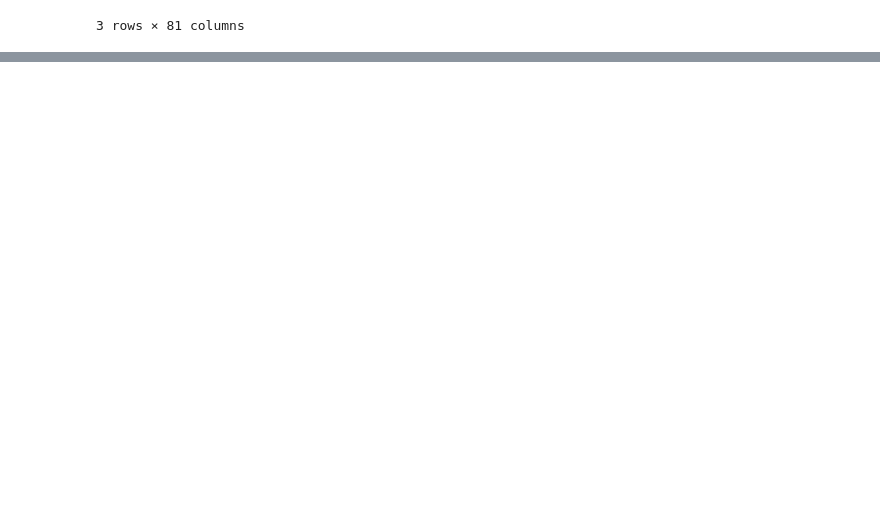
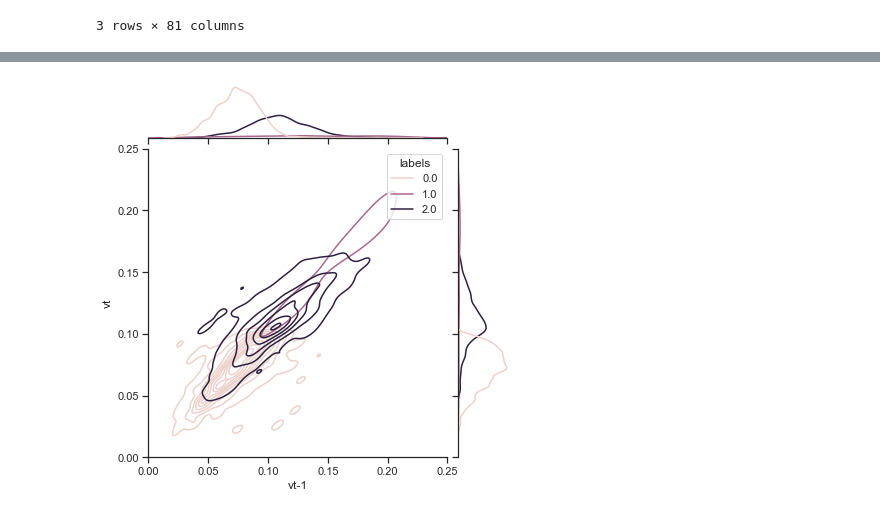
Before and after one commit to abefarkas/Thalassa_Regime_Classifier, a Jupyter notebook: notebooks/FIPM_new_data-model-flow.ipynb, the cells around one changed output, grey strips where cells are left out. Drawn from its saved outputs; the diff is of its cells as text; code cells hidden in the pictures; blank space fills up the shorter version.

```diff
--- a/notebooks/FIPM_new_data-model-flow.ipynb
+++ b/notebooks/FIPM_new_data-model-flow.ipynb
@@ -110,0 +253,5 @@ plt.plot(df['volatility'])
+# %%
+new_y = pd.concat((y,y.shift(lag)), axis=1).dropna()
+
+new_y.columns=['vt','vt-1']
+new_y
@@ -110,0 +272,12 @@ plt.plot(df['volatility'])
+# %%
+import numpy as np
+from sklearn.mixture import GaussianMixture
+
+gm = GaussianMixture(n_components=3, random_state=0).fit(new_y)
+labels = gm.predict(new_y)
+# labels=labels>0
+print('0 :'+str(np.sum(labels==0)))
+print('1 :'+str(np.sum(labels==1)))
+print('2 :'+str(np.sum(labels==2)))
+print('3 :'+str(np.sum(labels==3)))
+print(len(y))
@@ -110,0 +290,4 @@ plt.plot(df['volatility'])
+# %%
+new_y2 = pd.concat((new_y,pd.DataFrame({'labels':labels})), axis=1).dropna()
+# new_y2.columns=['vt','vt-1']
+new_y2
@@ -110,0 +308,16 @@ plt.plot(df['volatility'])
+# %%
+import seaborn as sns
+sns.set_theme(style="ticks")
+
+
+
+# Show the joint distribution using kernel density estimation
+g = sns.jointplot(
+    data=new_y2,
+    x="vt-1", y="vt", hue='labels',
+    ylim=[0,.25],
+    xlim=[0,.25],
+    kind="kde",
+)
+# %% [output]
+[figure, added]
```
Also changed, not shown: parts of 11 cells of this notebook, 1 other file.
